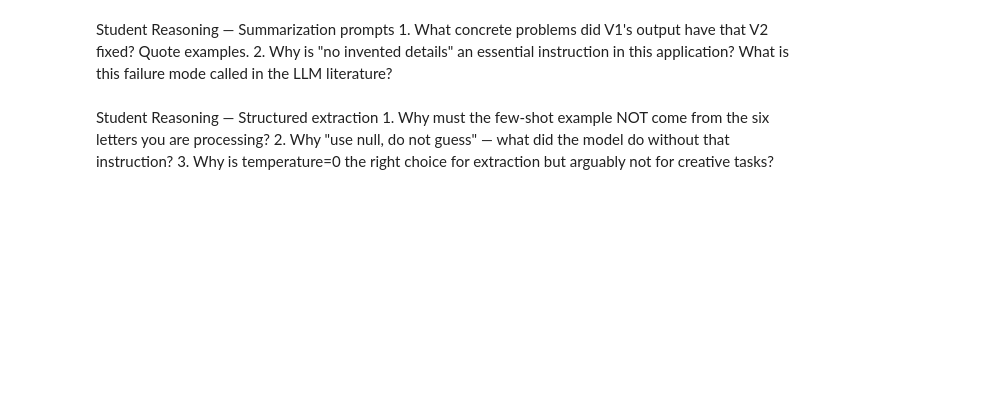
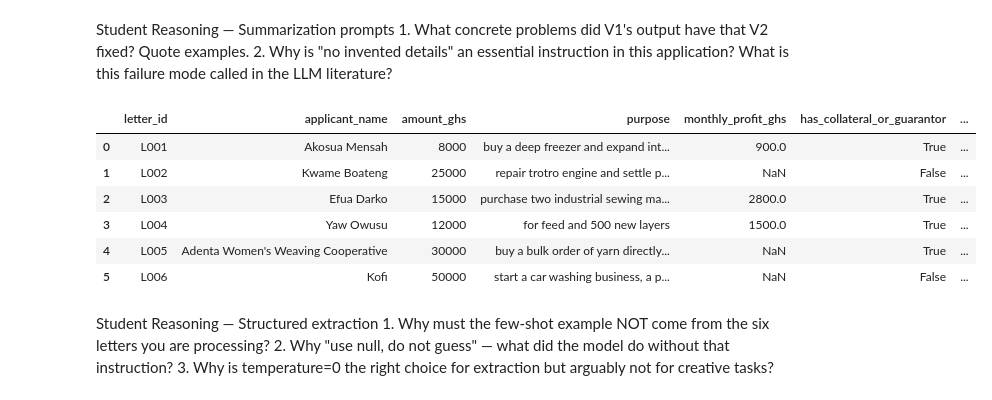
Before and after one commit to SamuelOpong07/lab-4-llm-decision-support, a Jupyter notebook: lab4_llm_decision_support.ipynb, the cells around one changed output. Saved outputs shown, nothing was run; the diff lists cells and outputs as text; code cells hidden in the pictures; blank space fills up the shorter version.

Commit message:
Part 3.2 Component 2: Structured extraction (JSON)

````diff
--- a/lab4_llm_decision_support.ipynb
+++ b/lab4_llm_decision_support.ipynb
@@ -209,4 +210,82 @@ Kofi is applying for a loan of GHS 50,000 to start three business ventures: a ca
 # %% [markdown]
 Student Reasoning — Summarization prompts 1. What concrete problems did V1's output have that V2 fixed? Quote examples. 2. Why is "no invented details" an essential instruction in this application? What is this failure mode called in the LLM literature?
+# %%
+# Part 3.2 — Component 2: Structured extraction (JSON)
+
+EXTRACT_PROMPT_SYSTEM = (
+    "You are a data extraction assistant for a microfinance loan officer. "
+    "Extract structured information from loan application letters. "
+    "Return ONLY a JSON object — no explanation, no markdown fences, no extra text. "
+    "The JSON must have EXACTLY these keys:\n"
+    "  applicant_name (string)\n"
+    "  amount_ghs (number)\n"
+    "  purpose (string)\n"
+    "  monthly_profit_ghs (number or null)\n"
+    "  has_collateral_or_guarantor (boolean)\n"
+    "  repayment_months (number or null)\n\n"
+    "If a field is not stated in the letter, use null. Do not guess.\n\n"
+    "Example letter:\n"
+    "\"Dear Sir, I am Ama Serwaa, a hairdresser in Tema. I need GHS 5,000 to buy new "
+    "dryers and chairs for my salon. I have no formal collateral but my husband can "
+    "vouch for me informally. I hope to repay within a year.\"\n\n"
+    "Example JSON output:\n"
+    "{\n"
+    '  "applicant_name": "Ama Serwaa",\n'
+    '  "amount_ghs": 5000,\n'
+    '  "purpose": "buy new dryers and chairs for salon",\n'
+    '  "monthly_profit_ghs": null,\n'
+    '  "has_collateral_or_guarantor": false,\n'
+    '  "repayment_months": 12\n'
+    "}"
+)
+
+def extract_prompt_user(letter_text):
+    return f"Extract the fields from this loan application letter:\n\n{letter_text}"
+
+
+import json
+
+def extract_fields(letter_text):
+    user_prompt   = extract_prompt_user(letter_text)
+    answer, usage = ask_llm(user_prompt, system_prompt=EXTRACT_PROMPT_SYSTEM, temperature=0)
+
+
+    cleaned  = answer.strip()
+    if cleaned.startswith("```"):
+        cleaned = cleaned.split("```")[1]
+        if cleaned.startswith("json"):
+            cleaned = cleaned[4:]
+        cleaned = cleaned.strip()
+
+    try:
+        return json.loads(cleaned)
+    except json.JSONDecodeError as e:
+        print(f"Warning: failed to parse JSON - {e}")
+        print(f"Raw output: {answer}")
+        return None
+
+import pandas as pd
+
+rows = []
+for letter_id, letter_text in LETTERS.items():
+    result = extract_fields(letter_text)
+    if result is not None:
+        result["letter_id"] = letter_id
+        rows.append(result)
+    else:
+        rows.append({"letter_id": letter_id})
+
+df = pd.DataFrame(rows)
+df = df[["letter_id", "applicant_name", "amount_ghs", "purpose", "monthly_profit_ghs", "has_collateral_or_guarantor", "repayment_months"]]
+
+df
+# %% [output]
+|  | letter_id | applicant_name | amount_ghs | purpose | monthly_profit_ghs | has_collateral_or_guarantor | ... |
+| 0 | L001 | Akosua Mensah | 8000 | buy a deep freezer and expand int... | 900.0 | True | ... |
+| 1 | L002 | Kwame Boateng | 25000 | repair trotro engine and settle p... | NaN | False | ... |
+| 2 | L003 | Efua Darko | 15000 | purchase two industrial sewing ma... | 2800.0 | True | ... |
+| 3 | L004 | Yaw Owusu | 12000 | for feed and 500 new layers | 1500.0 | True | ... |
+| 4 | L005 | Adenta Women's Weaving Cooperative | 30000 | buy a bulk order of yarn directly... | NaN | True | ... |
+| 5 | L006 | Kofi | 50000 | start a car washing business, a p... | NaN | False | ... |
 # %% [markdown]
 Student Reasoning — Structured extraction 1. Why must the few-shot example NOT come from the six letters you are processing? 2. Why "use null, do not guess" — what did the model do without that instruction? 3. Why is temperature=0 the right choice for extraction but arguably not for creative tasks?
````
Also changed, not shown: parts of 4 cells of this notebook.
